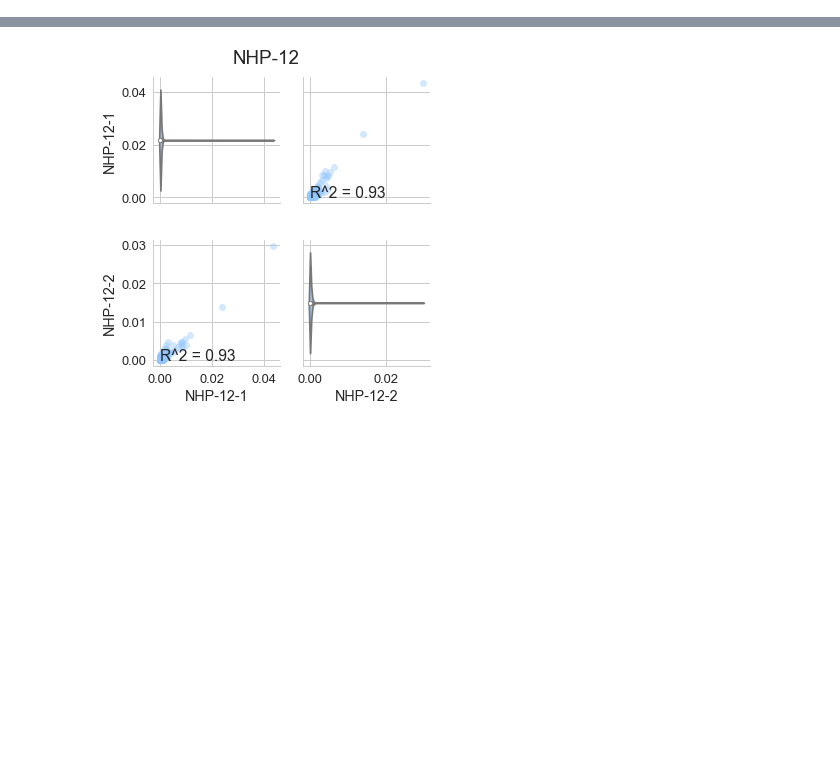
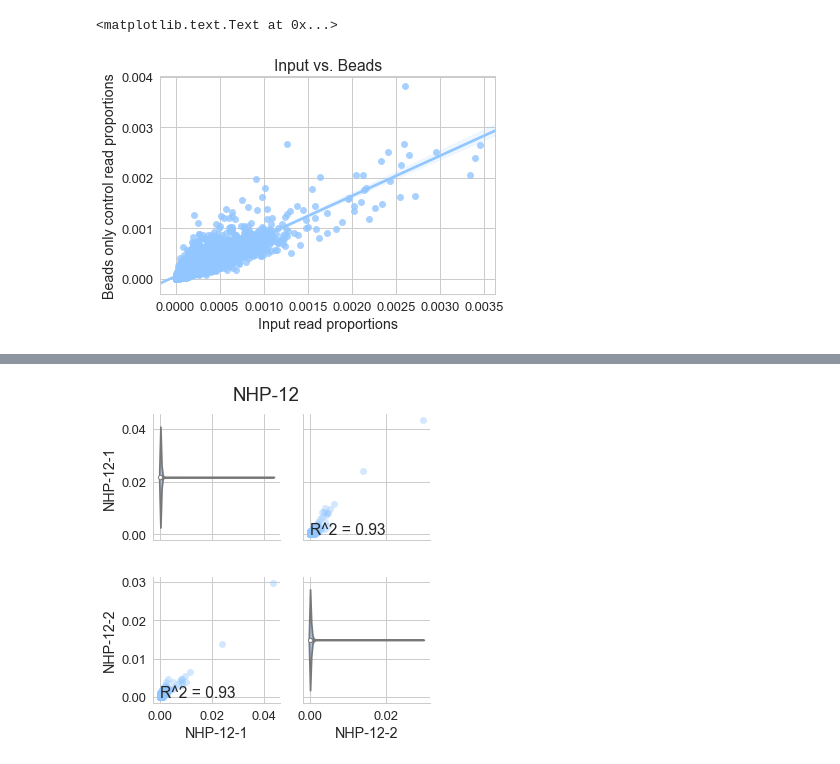
Before and after one commit to sidneymbell/phipseq, a Jupyter notebook: scripts/standardize-cleanup-aggregate-counts.ipynb, the cells around one changed output, grey strips where cells are left out. Saved outputs shown, nothing was run; the diff lists cells and outputs as text; code cells hidden in the pictures; blank space fills up the shorter version.

```diff
--- a/scripts/standardize-cleanup-aggregate-counts.ipynb
+++ b/scripts/standardize-cleanup-aggregate-counts.ipynb
@@ -80,0 +69,23 @@ bkgd_ctrl['average'] = bkgd_ctrl.mean(axis=1)
+# %%
+#### Clean up any funky replicates in the beads and/or input controls.
+funky_background_replicates = ['Beadsonly-2', 'Beadsonly-3']
+# bkgd_ctrl.drop(funky_background_replicates, axis=1, inplace=True) # Funky replicates
+
+# funky_input_replicates = []
+# input_ctrl.drop(funky_input_replicates, axis=1, inplace=True)
+
+
+#### Find the mean of the input and background vals; compare these.
+input_ctrl['average'] = input_ctrl.mean(axis=1)
+bkgd_ctrl['average'] = bkgd_ctrl.mean(axis=1)
+
+ax = sns.regplot(input_ctrl['average'], bkgd_ctrl['average'])
+ax.set_xlabel('Input read proportions')
+ax.set_ylabel('Beads only control read proportions')
+ax.set_title('Input vs. Beads')
+
+# print input_ctrl.max(), input_ctrl.mean()
+# print bkgd_ctrl.max(), input_ctrl.mean()
+# %% [output]
+<matplotlib.text.Text at 0x...>
+[figure, added]
```
Also changed, not shown: parts of 12 cells of this notebook.
